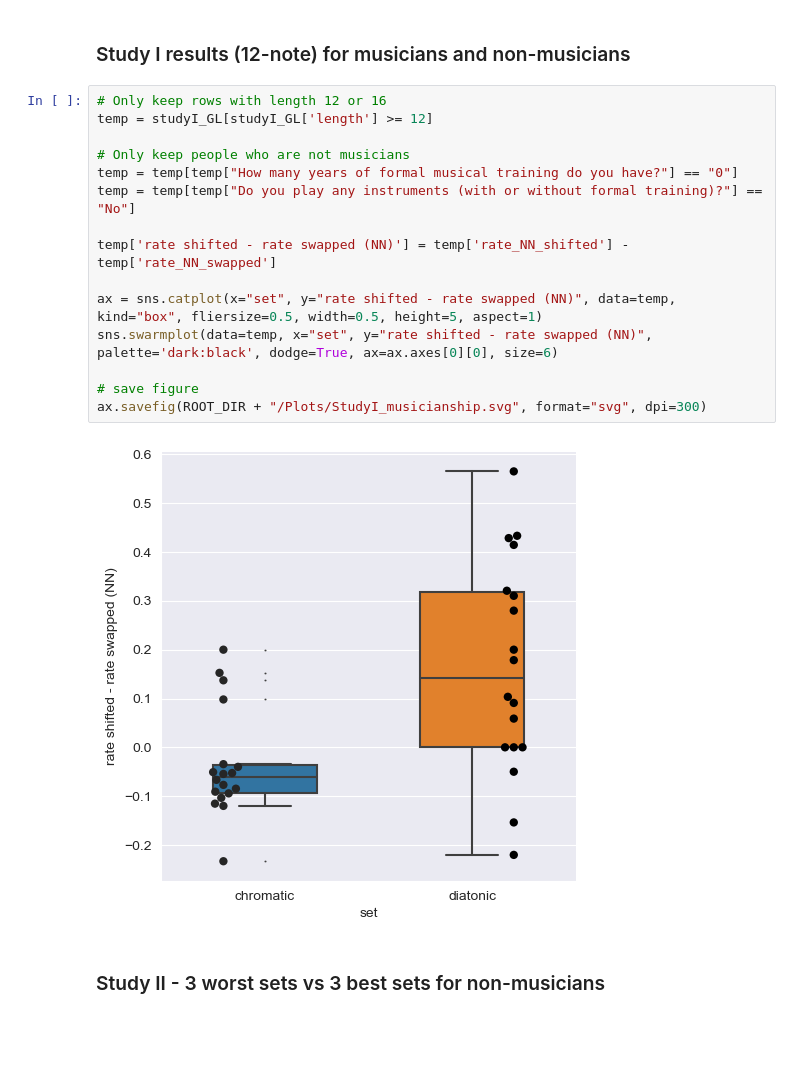
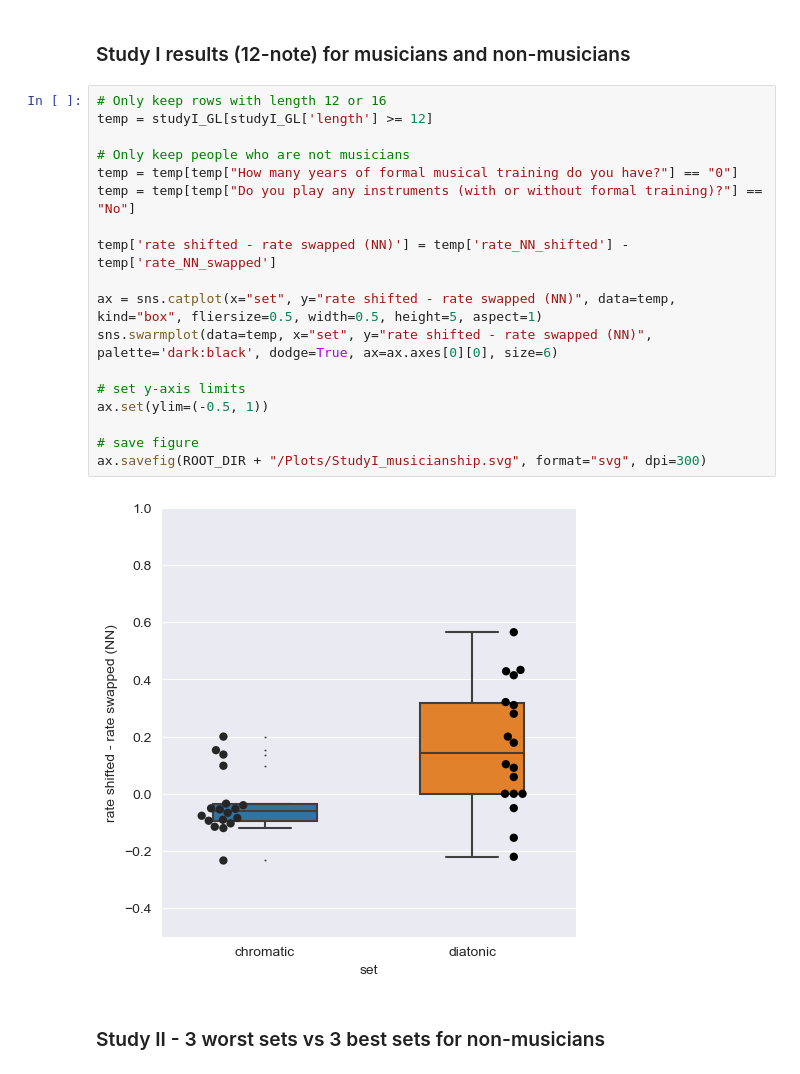
Before and after one commit to MichaelSel/set_membership_paper, a Jupyter notebook: 4. Supplementary Figures.ipynb, the cells around one changed output. Saved outputs shown, nothing was run; the diff lists cells and outputs as text; blank space fills up the shorter version.

```diff
--- a/4. Supplementary Figures.ipynb
+++ b/4. Supplementary Figures.ipynb
@@ -137,20 +137,23 @@ correlation(dataset=likert_corr,x='Q3 Mean', y='rate shifted - rate swapped (NN)
 # %%
 # Only keep rows with length 12 or 16
 temp = studyI_GL[studyI_GL['length'] >= 12]
 
 # Only keep people who are not musicians
 temp = temp[temp["How many years of formal musical training do you have?"] == "0"]
 temp = temp[temp["Do you play any instruments (with or without formal training)?"] == "No"]
 
 temp['rate shifted - rate swapped (NN)'] = temp['rate_NN_shifted'] - temp['rate_NN_swapped']
 
 ax = sns.catplot(x="set", y="rate shifted - rate swapped (NN)", data=temp, kind="box", fliersize=0.5, width=0.5, height=5, aspect=1)
 sns.swarmplot(data=temp, x="set", y="rate shifted - rate swapped (NN)", palette='dark:black', dodge=True, ax=ax.axes[0][0], size=6)
 
+# set y-axis limits
+ax.set(ylim=(-0.5, 1))
+
 # save figure
 ax.savefig(ROOT_DIR + "/Plots/StudyI_musicianship.svg", format="svg", dpi=300)
 # %% [output]
-[figure, old version]
+[figure, new version]
 # %% [markdown]
 ### Study II - 3 worst sets vs 3 best sets for non-musicians
 # %%
```
Also changed, not shown: parts of 3 cells of this notebook, 1 other file.
